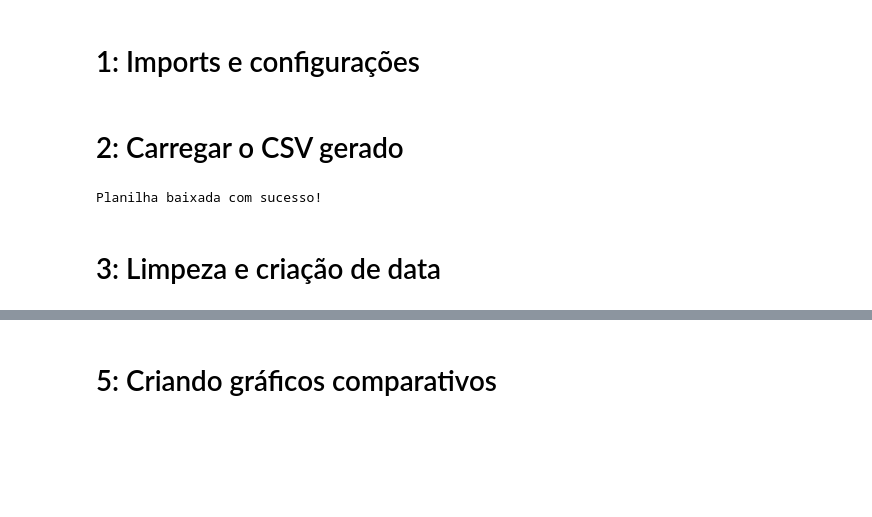
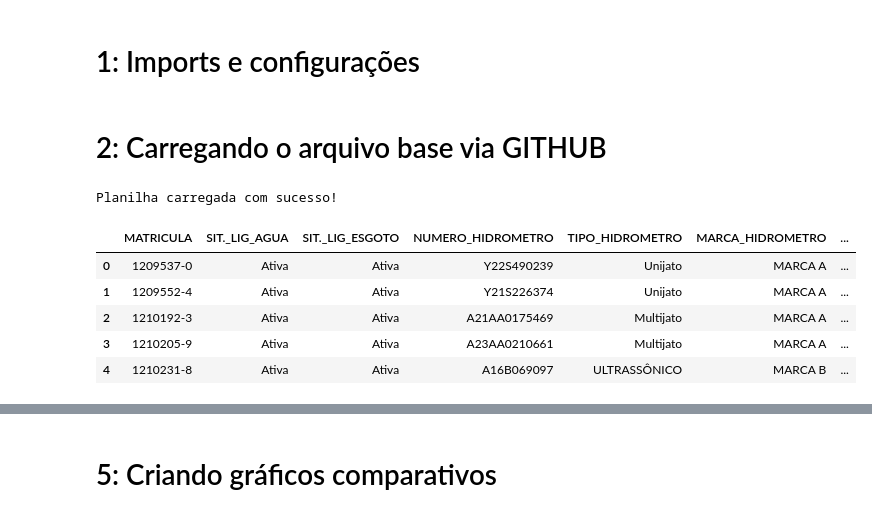
Before and after one commit to elissouza2023/sistema_agua_saneamento, a Jupyter notebook: notebooks/dados_sistema_saneamento.ipynb, the cells around one changed output, grey strips where cells are left out. Cells and saved outputs as stored; diff of their text form; code cells hidden in the pictures; blank space fills up the shorter version.

Commit message:
atualização
Atualização de arquivos

```diff
--- a/notebooks/dados_sistema_saneamento.ipynb
+++ b/notebooks/dados_sistema_saneamento.ipynb
@@ -23,16 +23,25 @@ pd.set_option('display.max_columns', None)
 
 # Exibir números com 2 casas decimais
 pd.options.display.float_format = '{:.2f}'.format
-# %% [markdown]
-# 2: Carregar o CSV gerado
-# %%
-# Baixando a planilha mais recente do GitHub
-url = "https://raw.githubusercontent.com/elissouza2023/sistema_agua_saneamento/main/data/Dados - Estudo Micromedição.xlsx"
-response = requests.get(url)
-response.raise_for_status()  # Garante que o download deu certo
-
-print("Planilha baixada com sucesso!")
-# %% [output]
-Planilha baixada com sucesso!
-# %% [markdown]
-# 3: Limpeza e criação de data
+# %% [markdown]
+# 2: Carregando o arquivo base via GITHUB
+# %%
+import pandas as pd
+
+url = "https://raw.githubusercontent.com/elissouza2023/sistema_agua_saneamento/main/data/dados_micromedicao.xls"
+
+# Ler diretamente do GitHub
+df = pd.read_excel(url)
+
+print("Planilha carregada com sucesso!")
+
+# Visualizar primeiras linhas
+df.head()
+# %% [output]
+Planilha carregada com sucesso!
+|  | MATRICULA | SIT._LIG_AGUA | SIT._LIG_ESGOTO | NUMERO_HIDROMETRO | TIPO_HIDROMETRO | MARCA_HIDROMETRO | ... |
+| 0 | 1209537-0 | Ativa | Ativa | Y22S490239 | Unijato | MARCA A | ... |
+| 1 | 1209552-4 | Ativa | Ativa | Y21S226374 | Unijato | MARCA A | ... |
+| 2 | 1210192-3 | Ativa | Ativa | A21AA0175469 | Multijato | MARCA A | ... |
+| 3 | 1210205-9 | Ativa | Ativa | A23AA0210661 | Multijato | MARCA A | ... |
+| 4 | 1210231-8 | Ativa | Ativa | A16B069097 | ULTRASSÔNICO | MARCA B | ... |
```
Also changed, not shown: parts of 8 cells of this notebook, 2 other files.
